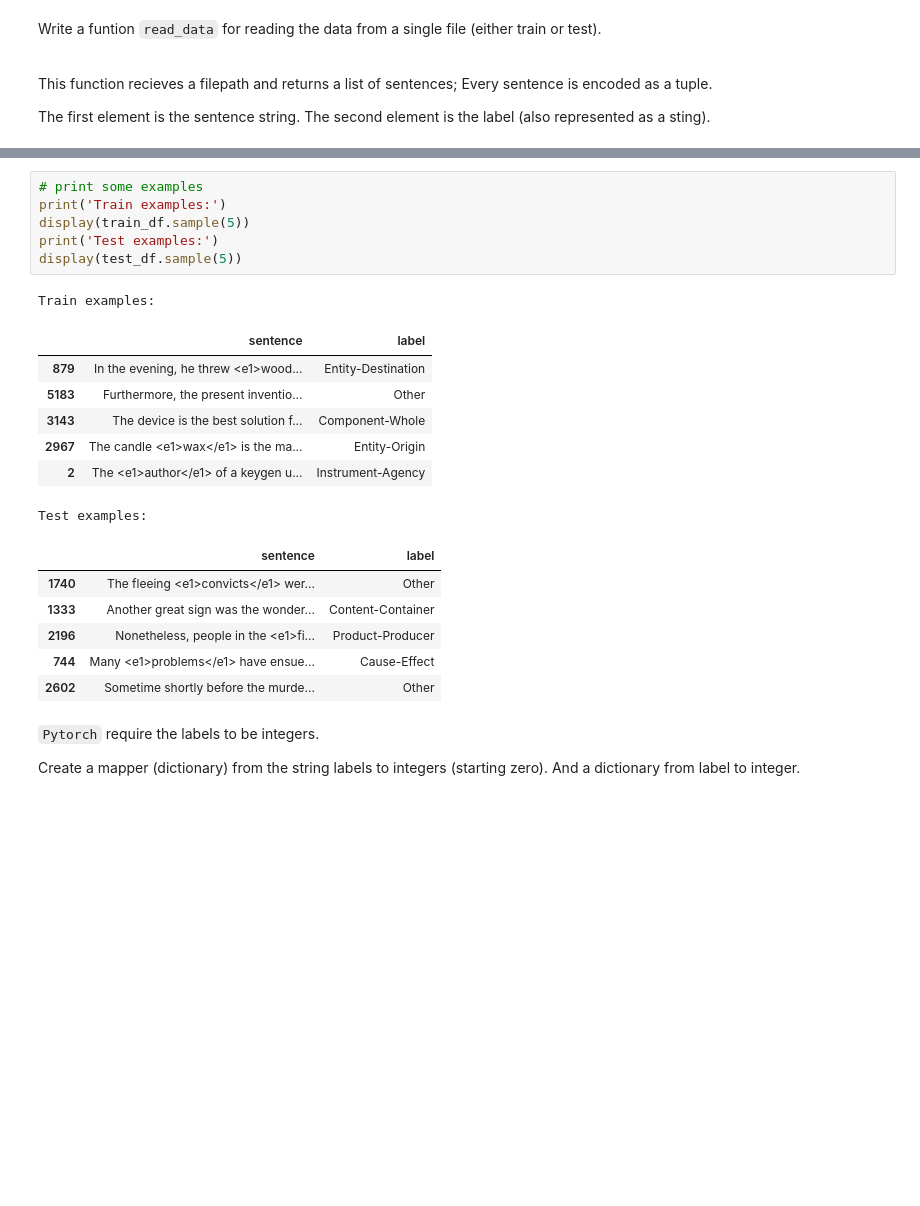
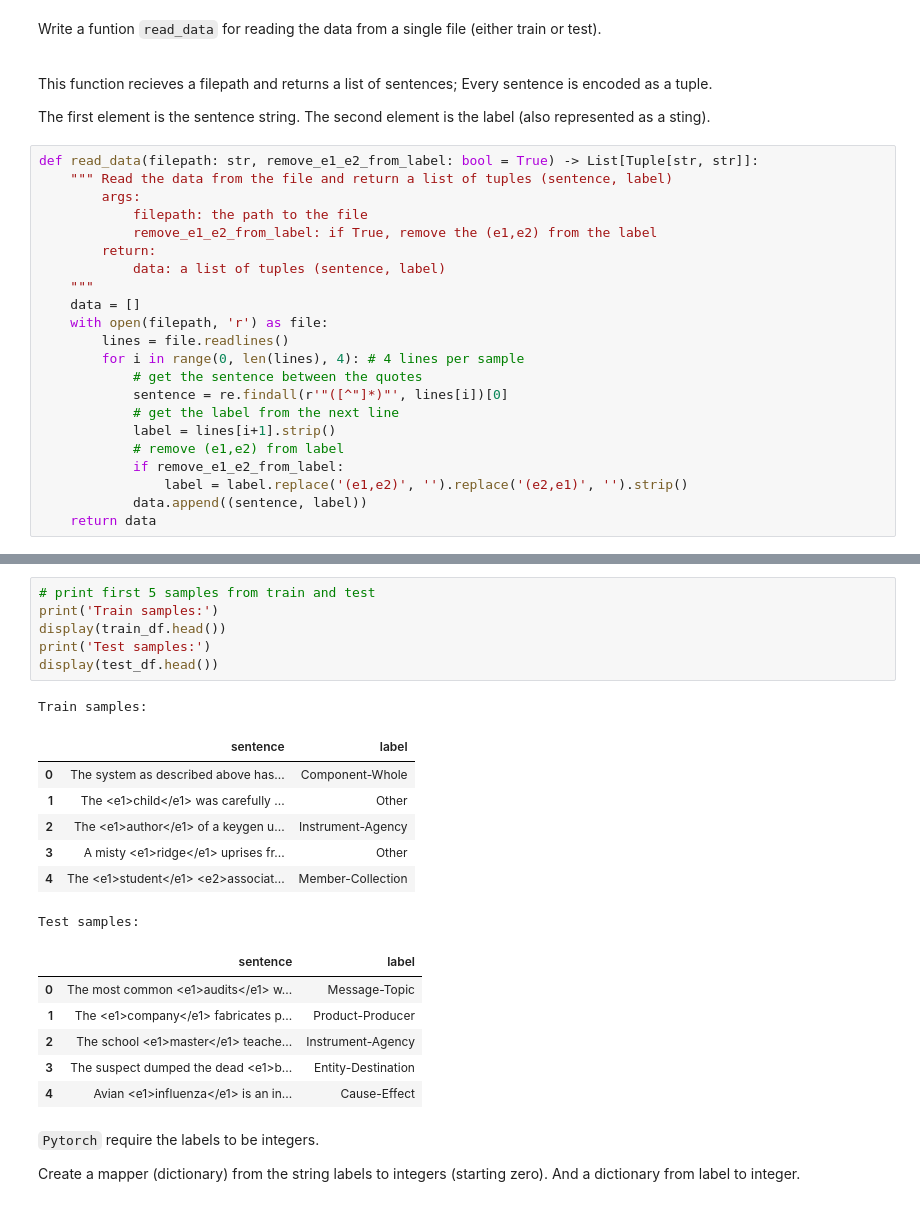
Before and after one commit to Lior-Baruch/NLP, a Jupyter notebook: HW4/Assignment_4_RC.ipynb, the cells around one changed output, grey strips where cells are left out. Saved outputs shown, nothing was run; the diff lists cells and outputs as text; blank space fills up the shorter version.

```diff
--- a/HW4/Assignment_4_RC.ipynb
+++ b/HW4/Assignment_4_RC.ipynb
@@ -100,4 +102,26 @@ This function recieves a filepath and returns a list of sentences; Every sentenc
 
 The first element is the sentence string.
 The second element is the label (also represented as a sting).
+# %%
+def read_data(filepath: str, remove_e1_e2_from_label: bool = True) -> List[Tuple[str, str]]:
+    """ Read the data from the file and return a list of tuples (sentence, label)
+        args:
+            filepath: the path to the file
+            remove_e1_e2_from_label: if True, remove the (e1,e2) from the label
+        return:
+            data: a list of tuples (sentence, label)
+    """
+    data = []
+    with open(filepath, 'r') as file:
+        lines = file.readlines()
+        for i in range(0, len(lines), 4): # 4 lines per sample
+            # get the sentence between the quotes
+            sentence = re.findall(r'"([^"]*)"', lines[i])[0]
+            # get the label from the next line
+            label = lines[i+1].strip()
+            # remove (e1,e2) from label
+            if remove_e1_e2_from_label:
+                label = label.replace('(e1,e2)', '').replace('(e2,e1)', '').strip()
+            data.append((sentence, label))
+    return data
 # %%
@@ -133,26 +143,26 @@ print('Number of test sentences:', len(test))
 Number of train sentences: 8000
 Number of test sentences: 2717
 # %%
-# print some examples
-print('Train examples:')
-display(train_df.sample(5))
-print('Test examples:')
-display(test_df.sample(5))
+# print first 5 samples from train and test
+print('Train samples:')
+display(train_df.head())
+print('Test samples:')
+display(test_df.head())
 # %% [output]
-Train examples:
+Train samples:
 |  | sentence | label |
-| 879 | In the evening, he threw <e1>wood... | Entity-Destination |
-| 5183 | Furthermore, the present inventio... | Other |
-| 3143 | The device is the best solution f... | Component-Whole |
-| 2967 | The candle <e1>wax</e1> is the ma... | Entity-Origin |
+| 0 | The system as described above has... | Component-Whole |
+| 1 | The <e1>child</e1> was carefully ... | Other |
 | 2 | The <e1>author</e1> of a keygen u... | Instrument-Agency |
+| 3 | A misty <e1>ridge</e1> uprises fr... | Other |
+| 4 | The <e1>student</e1> <e2>associat... | Member-Collection |
-Test examples:
+Test samples:
 |  | sentence | label |
-| 1740 | The fleeing <e1>convicts</e1> wer... | Other |
-| 1333 | Another great sign was the wonder... | Content-Container |
-| 2196 | Nonetheless, people in the <e1>fi... | Product-Producer |
-| 744 | Many <e1>problems</e1> have ensue... | Cause-Effect |
-| 2602 | Sometime shortly before the murde... | Other |
+| 0 | The most common <e1>audits</e1> w... | Message-Topic |
+| 1 | The <e1>company</e1> fabricates p... | Product-Producer |
+| 2 | The school <e1>master</e1> teache... | Instrument-Agency |
+| 3 | The suspect dumped the dead <e1>b... | Entity-Destination |
+| 4 | Avian <e1>influenza</e1> is an in... | Cause-Effect |
 # %% [markdown]
 `Pytorch` require the labels to be integers.
 
```
Also changed, not shown: parts of 39 cells of this notebook, 3 other files.
